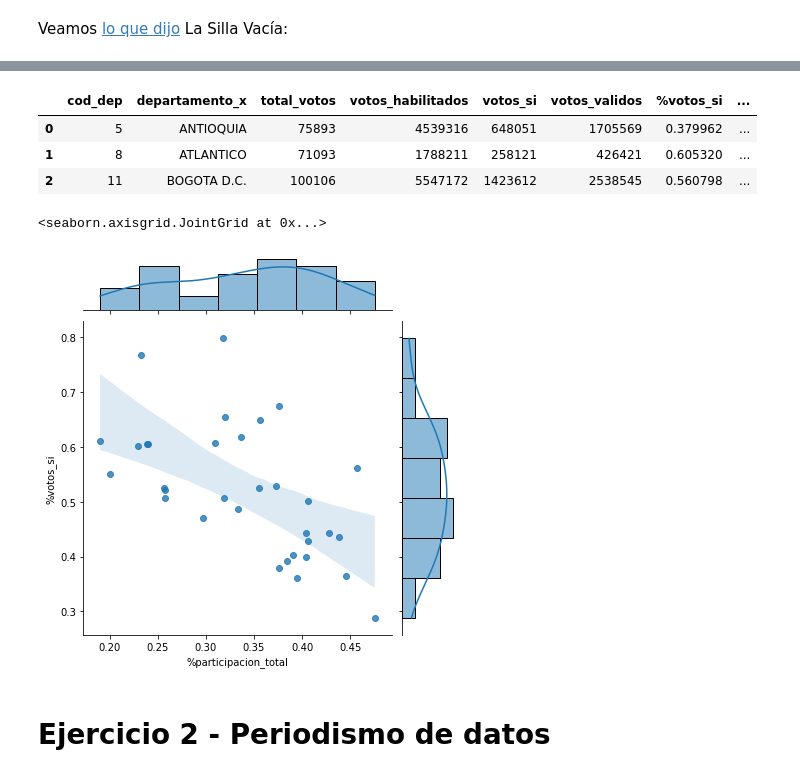
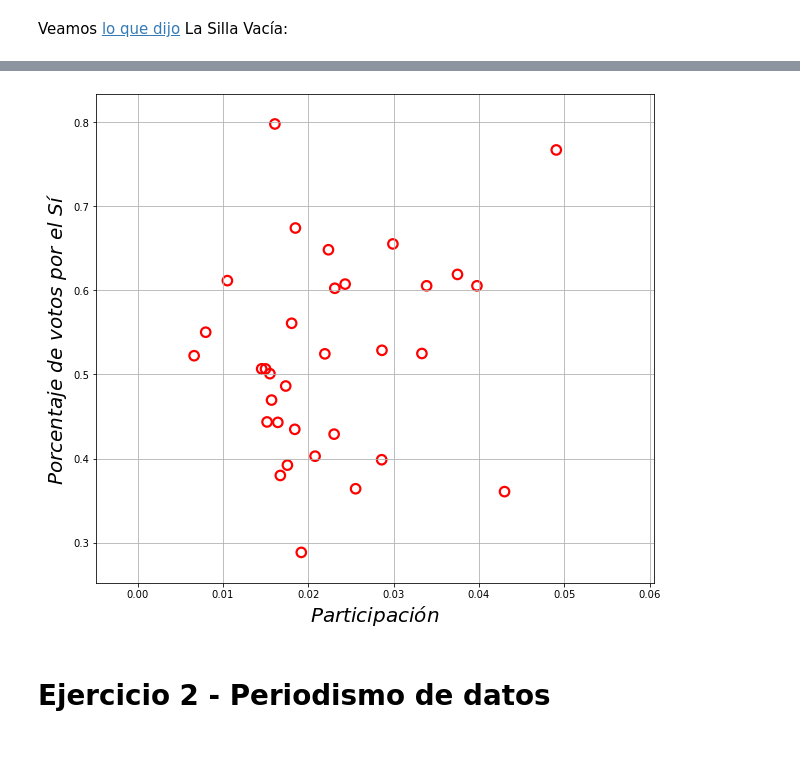
Before and after one commit to el-uniandino/periodismo_datos_101, a Jupyter notebook: mod2/mod2_pres.ipynb, the cells around one changed output, grey strips where cells are left out. Drawn from its saved outputs; the diff is of its cells as text; code cells hidden in the pictures; blank space fills up the shorter version.

```diff
--- a/mod2/mod2_pres.ipynb
+++ b/mod2/mod2_pres.ipynb
@@ -155,7 +155,7 @@ Información fuentes oficiales o terceros que se puede acceder libremente.
 # %%
 import pandas as pd
 pd.set_option('display.max_columns', None)
-df_liberal = pd.read_csv("../periodismo_datos_101/data/liberal_plebi/consulta_liberal_cod.csv")
+df_liberal = pd.read_csv("../../periodismo_datos_101/data/liberal_plebi/consulta_liberal_cod.csv")
 # %%
 df_liberal.head()
 # %% [output]
@@ -551,7 +553,7 @@ temp_mun.sort_values(by='dif_abs',ascending=False).tail()
 </script>
 # %%
 # carguemos datos del plebiscito
-df_plebi = pd.read_csv("../periodismo_datos_101/data/liberal_plebi/scrape_plebiscito_cod.csv")
+df_plebi = pd.read_csv("../../periodismo_datos_101/data/liberal_plebi/scrape_plebiscito_cod.csv")
 # %% [markdown]
 ## Ejercicio - Data Wrangling
 Colapsar las localidades de Bogotá en un solo registro para poder cruzar esa entrada con los datos del plebiscito
@@ -606,23 +622,22 @@ result = pd.pivot_table(index=['cod_dep', 'departamento_x'],
-# %%
-result.head(3)
-# %% [output]
-|  | cod_dep | departamento_x | total_votos | votos_habilitados | votos_si | votos_validos | %votos_si | ... |
-| 0 | 5 | ANTIOQUIA | 75893 | 4539316 | 648051 | 1705569 | 0.379962 | ... |
-| 1 | 8 | ATLANTICO | 71093 | 1788211 | 258121 | 426421 | 0.605320 | ... |
-| 2 | 11 | BOGOTA D.C. | 100106 | 5547172 | 1423612 | 2538545 | 0.560798 | ... |
-# %%
-result['%votos_si'] = result.votos_si/result.votos_validos
-result['%participacion'] = result.total_votos/result.votos_habilitados
-result['%participacion_total'] = result.votos_validos/result.votos_habilitados
-# %%
-# plot
-sns.jointplot(x='%participacion_total',
-                y='%votos_si',
-                data=result,
-              kind='reg')
-# %% [output]
-<seaborn.axisgrid.JointGrid at 0x...>
-[figure, removed]
+# %%
+# Plot
+
+import matplotlib.pyplot as plt
+
+plt.figure(figsize=(10,9))
+
+plt.scatter(x=result['%participacion'],
+            y=result['%votos_si'],
+            linewidths=2.2,
+            s=90,
+            facecolors='none',
+            edgecolors='red')
+plt.grid()
+plt.xlabel("$Participación$",fontsize=20)
+plt.ylabel("$Porcentaje\ de\ votos\ por\ el\ Sí$",fontsize=20)
+plt.show()
+# %% [output]
+[figure, added]
 # %% [markdown]
 # Ejercicio 2 - Periodismo de datos
 # %% [markdown]
```
Also changed, not shown: parts of 8 cells of this notebook, 4 other files.
